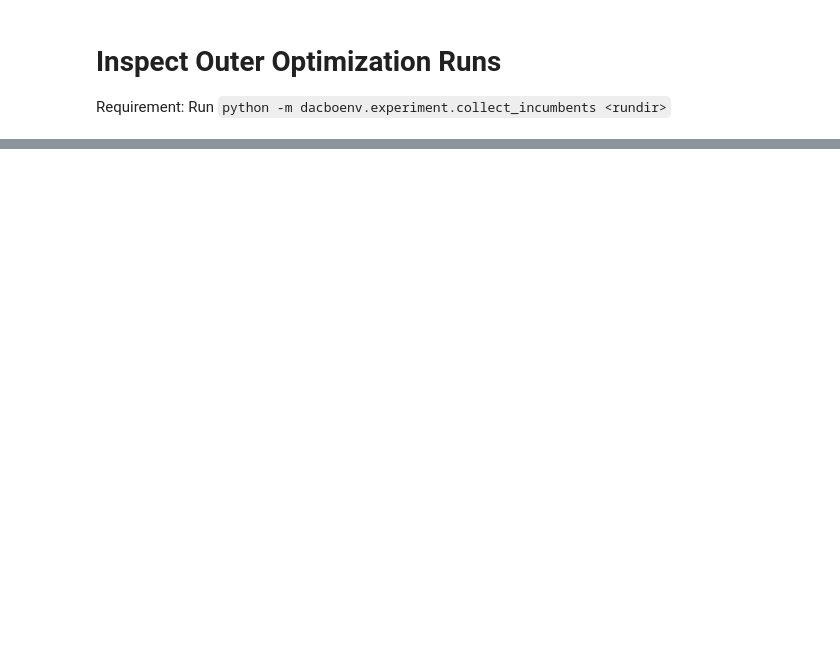
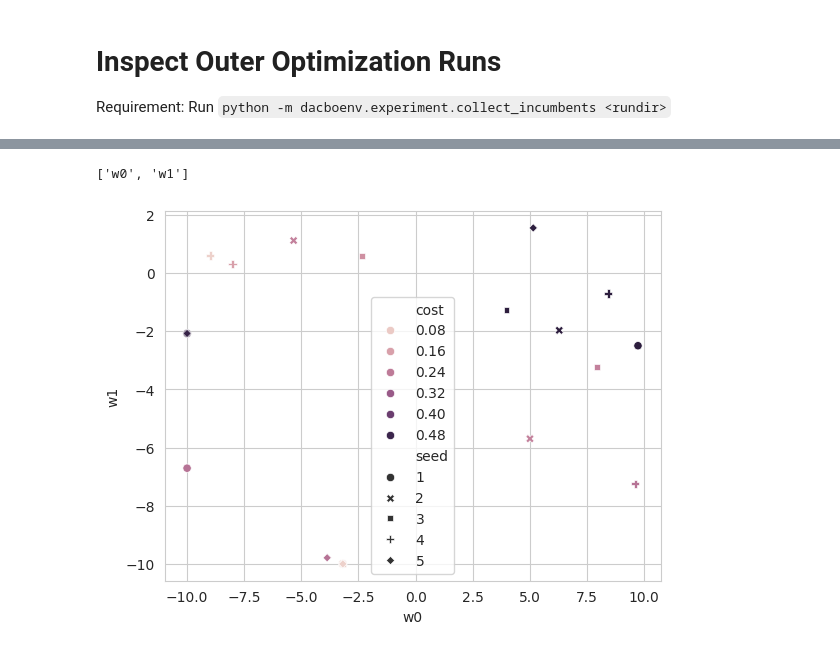
Before and after one commit to automl-private/dacboenv, a Jupyter notebook: notebooks/inspect_outer_opt.ipynb, the cells around one changed output, grey strips where cells are left out. Drawn from its saved outputs; the diff is of its cells as text; code cells hidden in the pictures; blank space fills up the shorter version.

```diff
--- a/notebooks/inspect_outer_opt.ipynb
+++ b/notebooks/inspect_outer_opt.ipynb
@@ -25,0 +50,15 @@ for task_id, group in trajectory_df.groupby("task_id"):
+# %%
+import numpy as np
+
+search_space_dim = 2
+sub_df = configs_inc_df[configs_inc_df["search_space_dim"] == search_space_dim]
+hp_names = [c for c in sub_df.columns if c.startswith("w")][:search_space_dim]
+print(hp_names)
+configuration_dicts = [dict(sub_df.iloc[idx][hp_names]) for idx in range(len(sub_df))]
+X = np.array([list(d.values()) for d in configuration_dicts])  # (n_samples, n_features)
+y = sub_df["cost"].to_numpy()    # class labels (n_samples,)
+
+ax = sns.scatterplot(sub_df, x="w0", y="w1", hue="cost", style="seed")
+# %% [output]
+['w0', 'w1']
+[figure, added]
```
Also changed, not shown: parts of 3 cells of this notebook, 6 other files.
